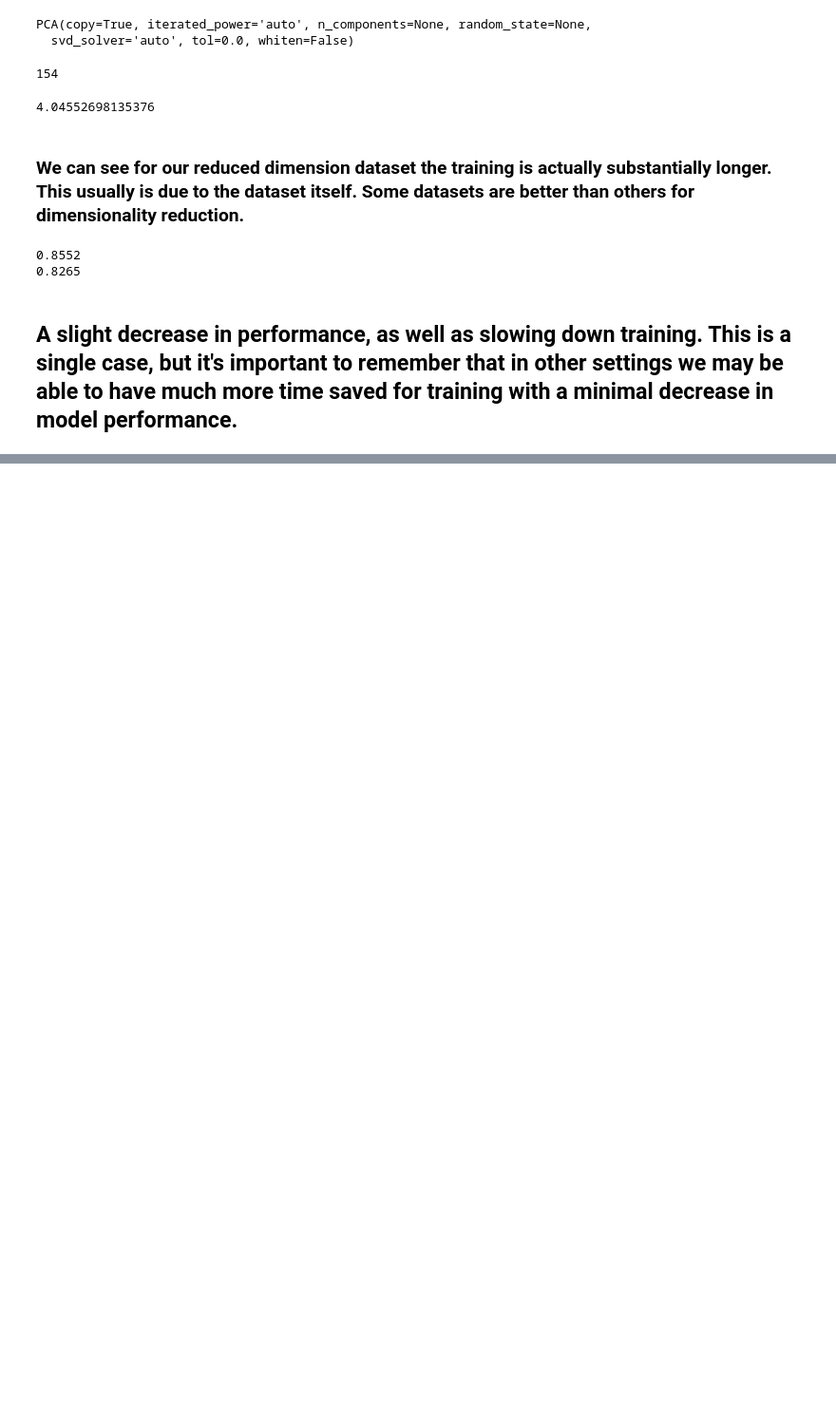
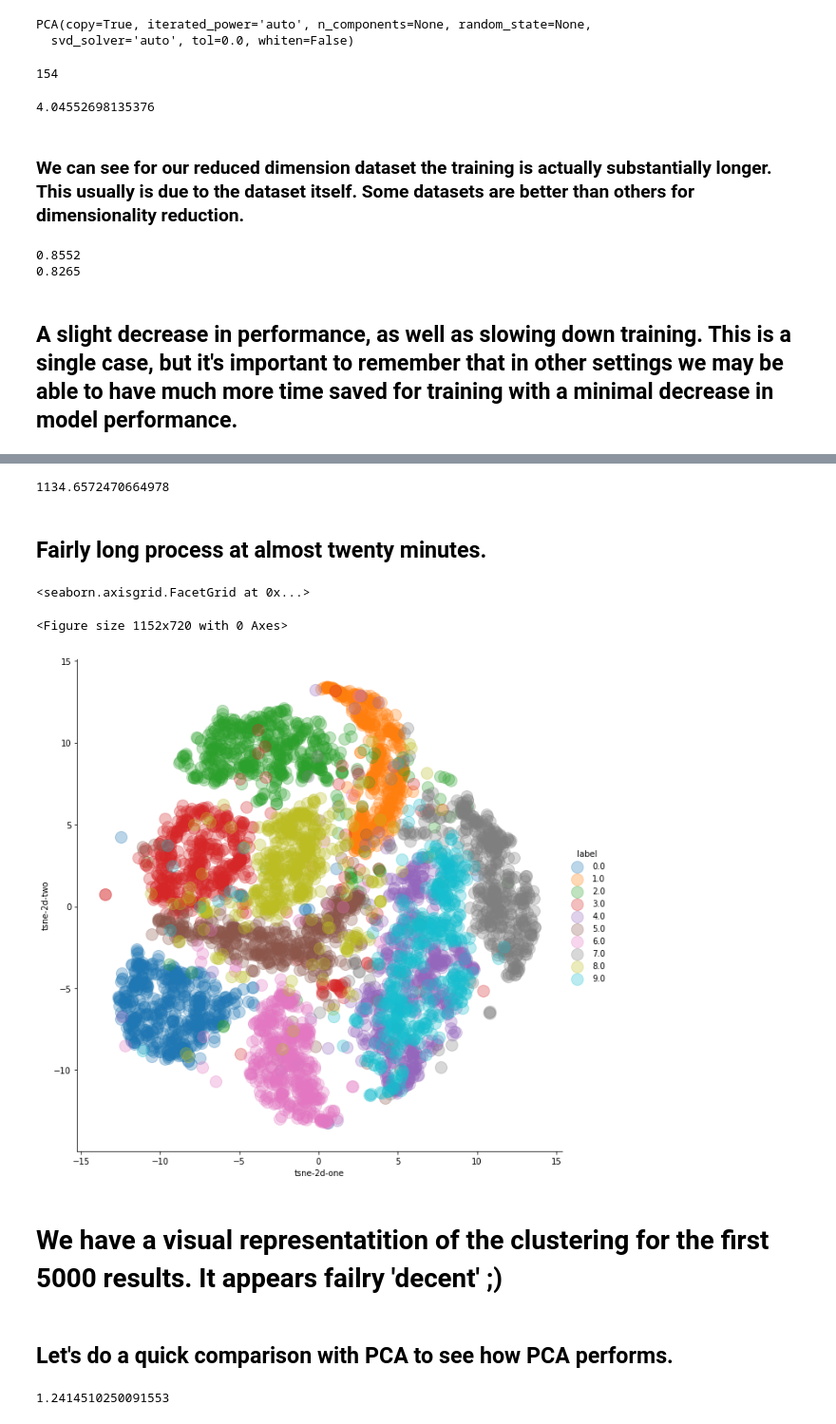
Before and after one commit to davejscott/Machine-learning-w-tensorflow-python, a Jupyter notebook: Dimensionality reduction with PCA and random forest classification on MNIST.ipynb, the cells around one changed output, grey strips where cells are left out. Shown: that part at 95% size. Cells and saved outputs as stored; diff of their text form; code cells hidden in the pictures; blank space fills up the shorter version.

```diff
--- a/Dimensionality reduction with PCA and random forest classification on MNIST.ipynb
+++ b/Dimensionality reduction with PCA and random forest classification on MNIST.ipynb
@@ -70,0 +82,16 @@ print(accuracy_score(y_pred2, y_test))
+# %%
+N = 5000
+import pandas as pd
+rndperm = np.random.permutation(df.shape[0])
+feat_cols = ['pixel'+str(i) for i in range(X_train.shape[1])]
+df = pd.DataFrame(X_train, columns=feat_cols)
+df['y_train'] = y_train
+df['label'] = df['y_train'].apply(lambda i: str(i))
+
+df_subset = df.loc[rndperm[:N],:].copy()
+data_subset = df_subset[feat_cols].values
+# %%
+start = time.time()
+tsne = TSNE(n_components=2, verbose=1, perplexity=40, n_iter=300)
+tsne_results = tsne.fit_transform(data_subset)
+end = time.time()
@@ -70,0 +110,40 @@ print(accuracy_score(y_pred2, y_test))
+# %%
+print(end-start)
+# %% [output]
+1134.6572470664978
+# %% [markdown]
+## Fairly long process at almost twenty minutes.
+# %%
+df_subset['tsne-2d-one'] = tsne_results[:,0]
+df_subset['tsne-2d-two'] = tsne_results[:,1]
+tsne_results
+import seaborn as sns
+df_subset['label'] = df_subset['label']
+# %%
+plt.figure(figsize=(16, 10))
+sns.lmplot(
+    x='tsne-2d-one',
+    y='tsne-2d-two',
+    data=df_subset,
+    fit_reg=False,
+    legend=True,
+    size=9,
+    hue = 'label',
+    scatter_kws={"s":200, "alpha":0.3}
+)
+# %% [output]
+<seaborn.axisgrid.FacetGrid at 0x...>
+<Figure size 1152x720 with 0 Axes>
+[figure, added]
+# %% [markdown]
+# We have a visual representatition of the clustering for the first 5000 results. It appears failry 'decent' ;)
+# %% [markdown]
+## Let's do a quick comparison with PCA to see how PCA performs.
+# %%
+start = time.time()
+pca = PCA(n_components=2, random_state=30)
+X_reduced = pca.fit_transform(X_train)
+end = time.time()
+print(end - start)
+# %% [output]
+1.2414510250091553
```
Also changed, not shown: parts of 7 cells of this notebook.
